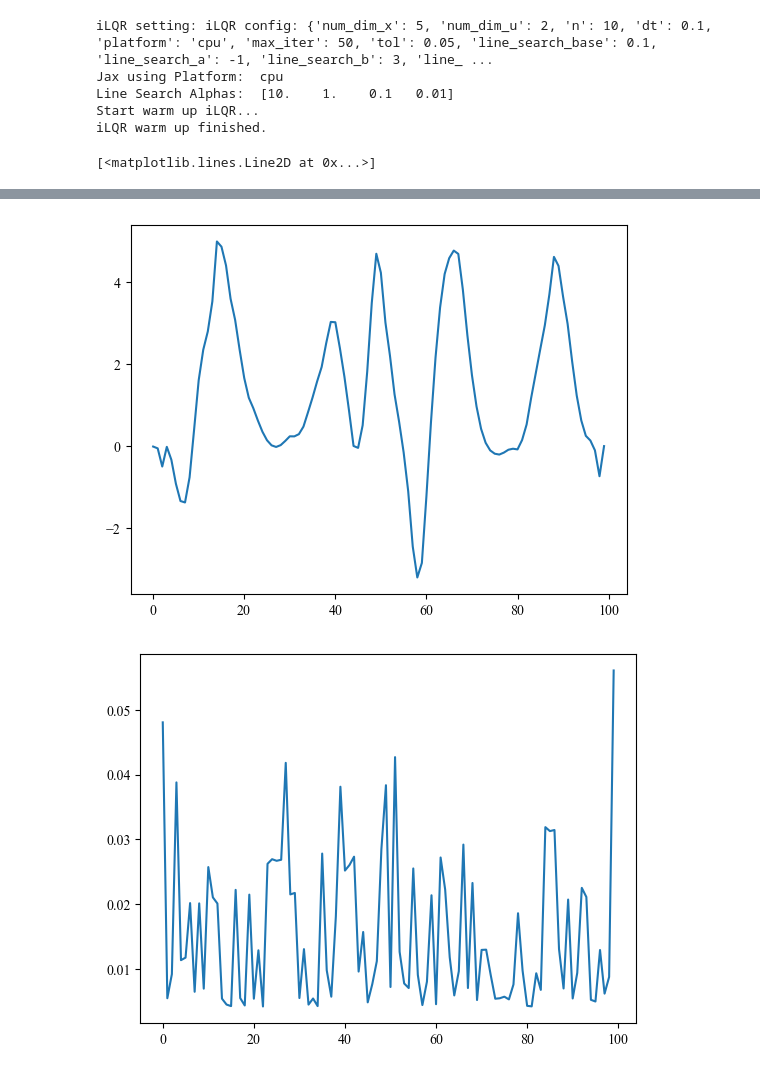
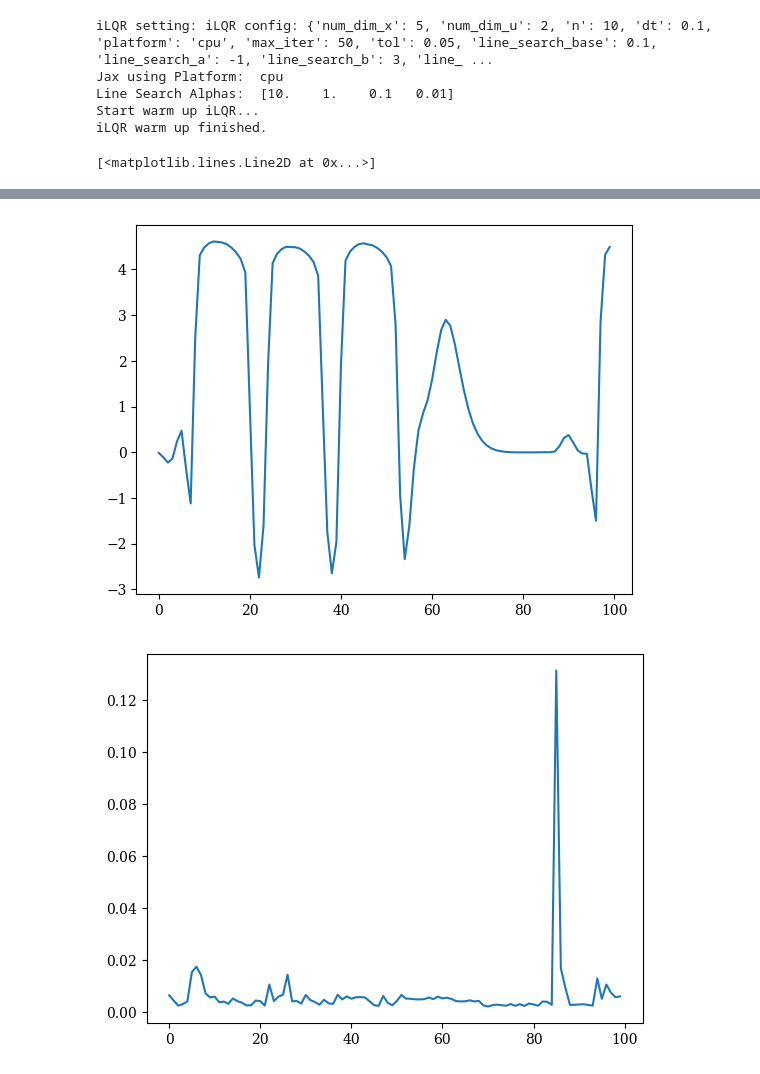
Before and after one commit to SafeRoboticsLab/PrincetonRaceCar_planning, a Jupyter notebook: scripts/planner/test_ilqr.ipynb, the cells around one changed output, grey strips where cells are left out. Cells and saved outputs as stored; diff of their text form; code cells hidden in the pictures.

```diff
--- a/scripts/planner/test_ilqr.ipynb
+++ b/scripts/planner/test_ilqr.ipynb
@@ -49,7 +46,7 @@ def load_path(filepath: str):
 # %%
 
 centerline = load_path('outerloop_center_smooth.csv')
-path = RefPath(centerline, 0.6, 0.6, loop=True)
+path = RefPath(centerline, 0.6, 0.6, 3, loop=False)
 config_file = '/hdd/Git_Repo/PrincetonRaceCar/ROS_Core/src/Planning/ilqr_planning_ros/configs/ilqr.yaml'
 solver = iLQR()#config_file)
 # # make some obstacles
@@ -58,9 +55,9 @@ obs1 = np.array([[-1, -1, -0.5, -0.5], [5.2, 5.9, 5.9, 5.2]]).T
 obs2 = np.array([[1, 1, 1.5, 1.5], [-0.2, 0.5, 0.5, -0.2]]).T
 obs_list = [[obs1 for _ in range(10)]]#, [obs2 for _ in range(10)]]
 solver.update_obstacles(obs_list)
-solver.update_path(path)
+solver.update_ref_path(path)
 
-x_cur = np.array([0.5, 5.4, 2, 3.14, 0])
+x_cur = np.array([1.5, 5.4, 3, 3.14, 0])
 
 plan = solver.plan(x_cur, verbose=True)
 
@@ -122,11 +117,11 @@ x_cur = np.array([0., 0., 0, 0., 0.])  # Initial state.
 
 # Load ILQR
 centerline = load_path('outerloop_center_smooth.csv')
-path = Path(centerline, 0.6, 0.6, loop=True)
+path = RefPath(centerline, 0.6, 0.6, 3, loop=False)
 
 config_file = '/hdd/Git_Repo/PrincetonRaceCar/ROS_Core/src/Planning/ilqr_planning_ros/configs/ilqr.yaml'
 solver = iLQR() #(config_file)
-solver.update_path(path)
+solver.update_ref_path(path)
 
 obs1 = np.array([[-1, -1, -0.5, -0.5], [5.3, 5.8, 5.8, 5.3]]).T
 obs2 = np.array([[1, 1.25, 1.5, 1.5, 1.25, 1], [5.2, 4.8, 5.2 , 5.4, 5.6, 5.4]]).T
@@ -136,7 +131,7 @@ obs_list = [[obs1 for _ in range(10)],
             [obs2 for _ in range(10)],
             [obs3 for _ in range(10)]]
             # [obs4 for _ in range(10)]]
-solver.update_obstacles(obs_list)
+# solver.update_obstacles(obs_list)
 # solver.update_obstacles([])
 
 # define some parameters
@@ -217,2 +212,2 @@ iLQR warm up finished.
-[figure, old version]
+[figure, new version]
-[figure, old version]
+[figure, new version]
```
Also changed, not shown: parts of 4 cells of this notebook, 8 other files.
